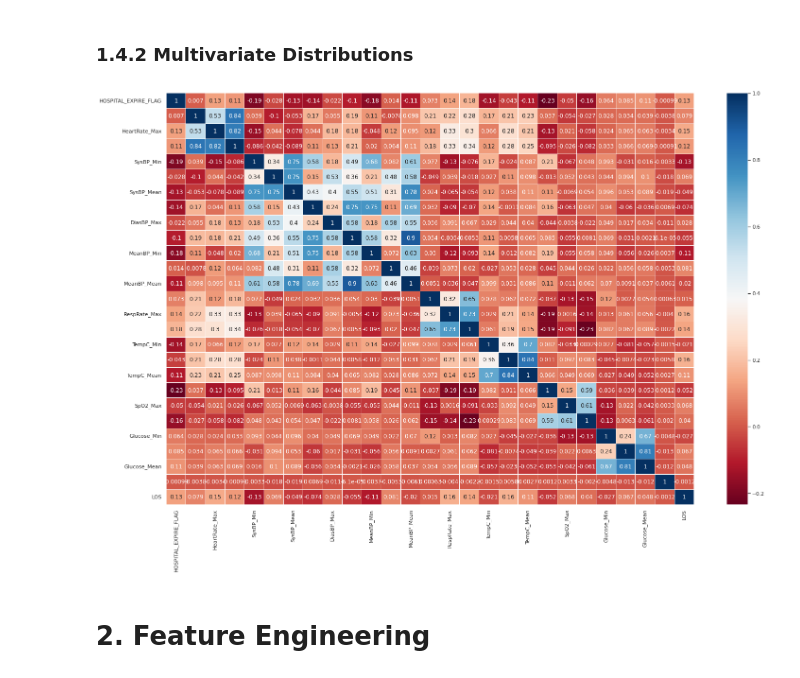
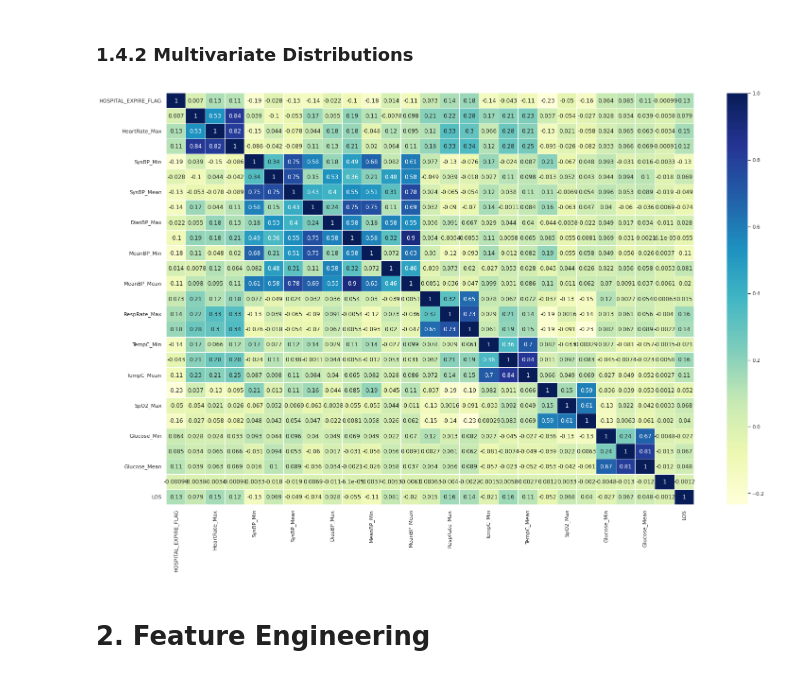
Before and after one commit to MathiasSchindlerCPH/BSE-T2-CML2-repo, a Jupyter notebook: Project-1-kNN/msch_kNN_v1.ipynb, the cells around one changed output. Drawn from its saved outputs; the diff is of its cells as text; code cells hidden in the pictures.

```diff
--- a/Project-1-kNN/msch_kNN_v1.ipynb
+++ b/Project-1-kNN/msch_kNN_v1.ipynb
@@ -248,19 +247,20 @@ plt.show()
 ### 1.4.2 Multivariate Distributions
 # %%
 # plot a heatmap
-colormap = plt.cm.RdBu
+#colormap = plt.cm.RdBu
+cmap="YlGnBu"
 
 sns.heatmap(df_train.corr(),
             linewidths=0.1,
             square=False,
-            cmap=colormap,
+            cmap="YlGnBu",
             linecolor='white',
             annot=True)
 
 fig = plt.gcf()
 fig.set_size_inches(25, 16)
 # %% [output]
-[figure, old version]
+[figure, new version]
 # %% [markdown]
 # **2. Feature Engineering**
 # %% [markdown]
```
Also changed, not shown: parts of 2 cells of this notebook.
